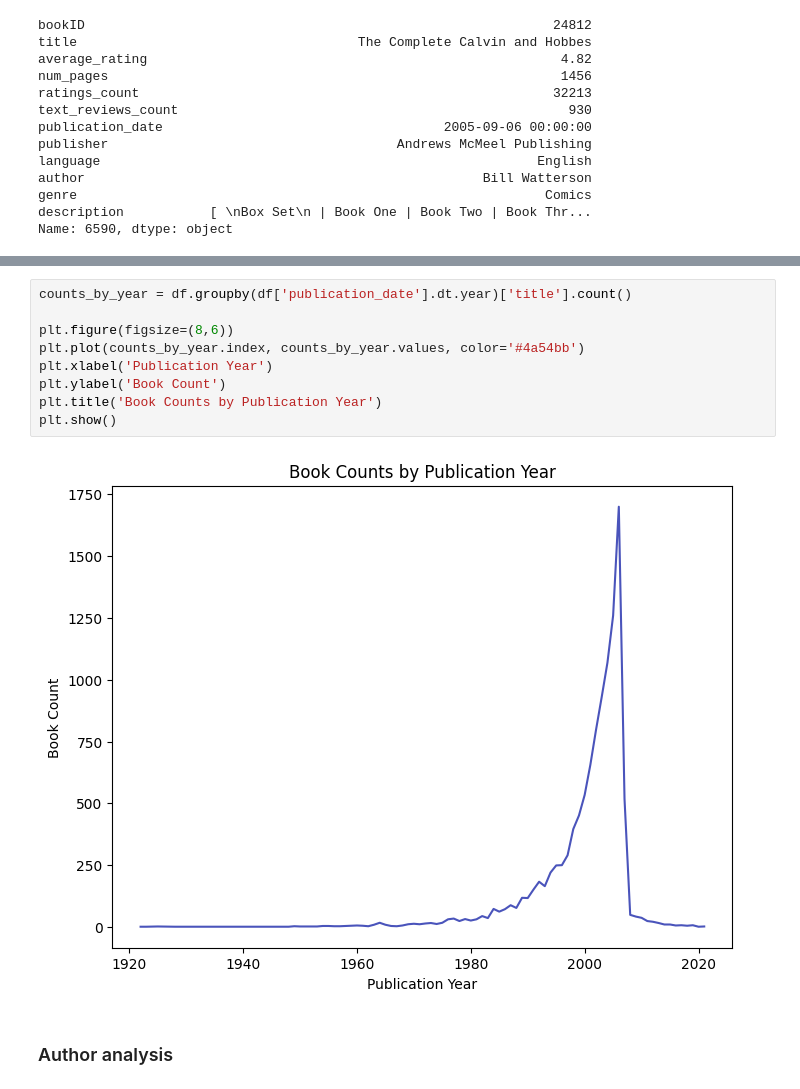
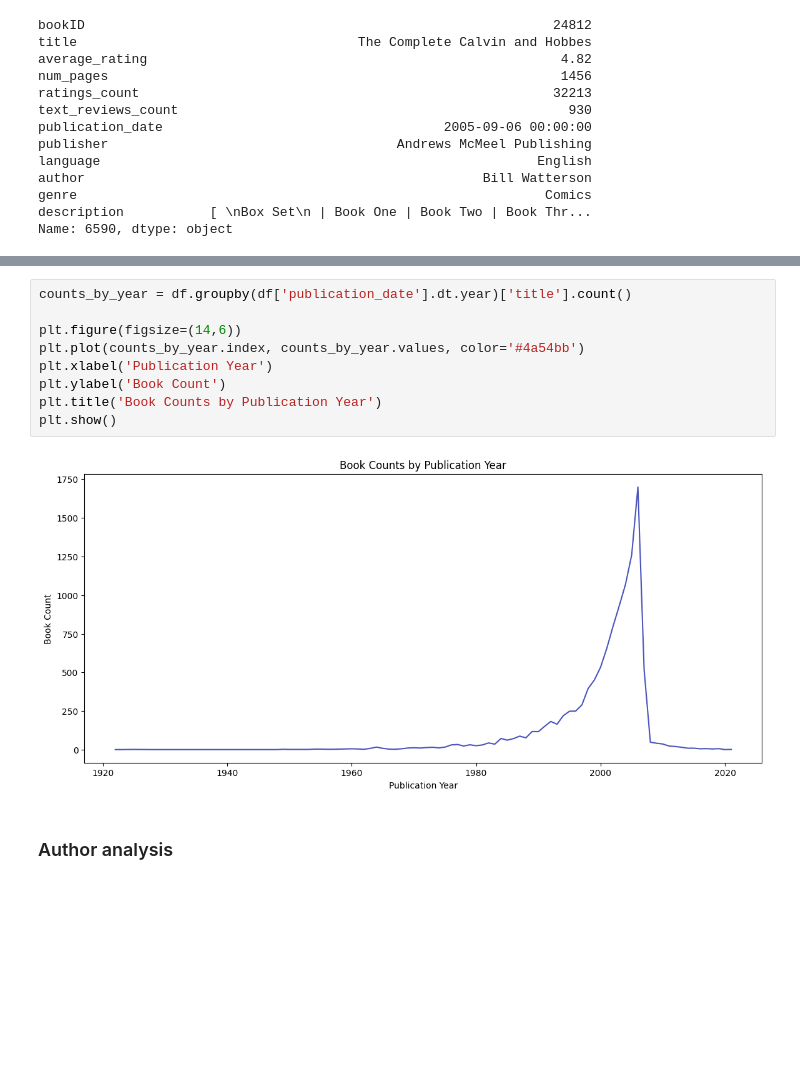
Before and after one commit to berkayersoy/Project6_Books, a Jupyter notebook: books_project.ipynb, the cells around one changed output, grey strips where cells are left out. Cells and saved outputs as stored; diff of their text form; blank space fills up the shorter version.

```diff
--- a/books_project.ipynb
+++ b/books_project.ipynb
@@ -473,14 +486,14 @@ plt.show()
 # %%
 counts_by_year = df.groupby(df['publication_date'].dt.year)['title'].count()
 
-plt.figure(figsize=(8,6))
+plt.figure(figsize=(14,6))
 plt.plot(counts_by_year.index, counts_by_year.values, color='#4a54bb')
 plt.xlabel('Publication Year')
 plt.ylabel('Book Count')
 plt.title('Book Counts by Publication Year')
 plt.show()
 # %% [output]
-[figure, old version]
+[figure, new version]
 # %% [markdown]
 ### Author analysis
 # %%
```
Also changed, not shown: parts of 10 cells of this notebook, 1 other file.
